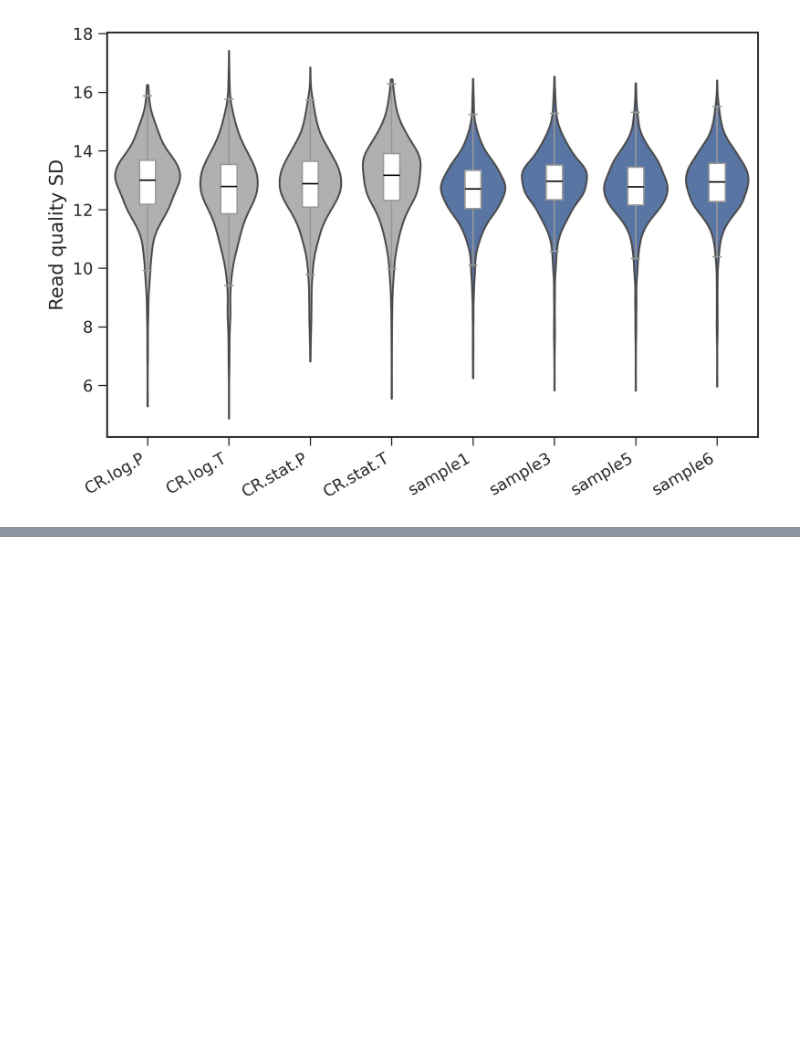
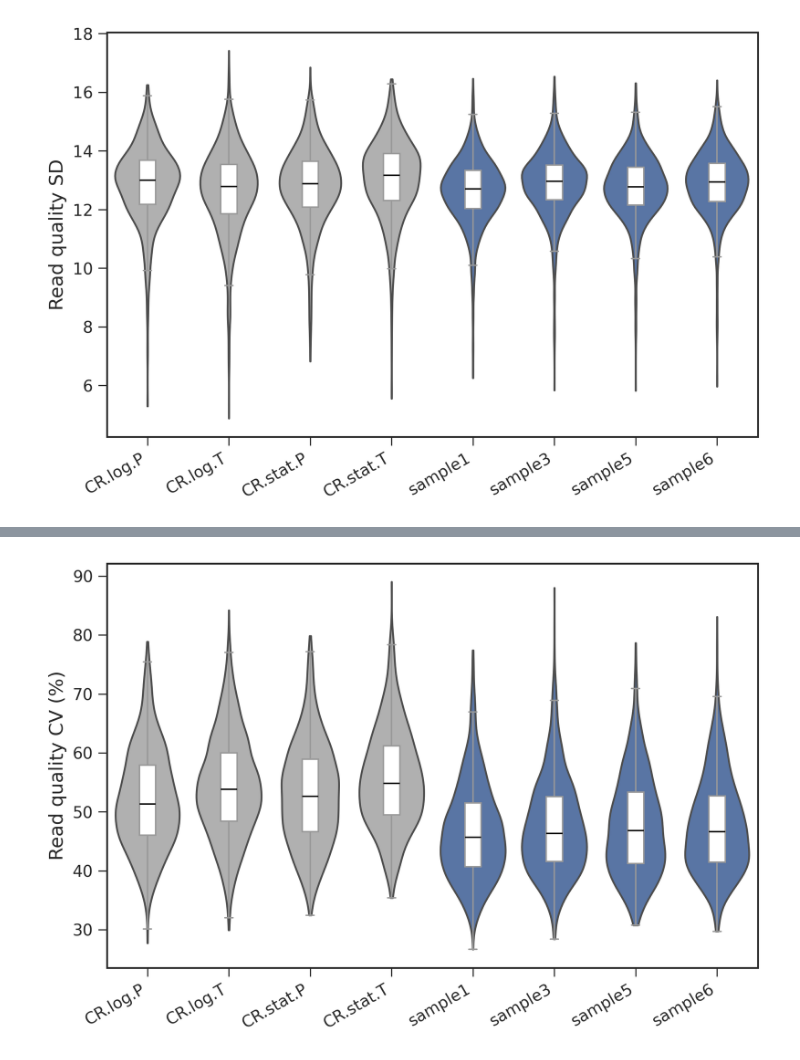
Before and after one commit to ih-11/initial-git, a Jupyter notebook: notebook/fastq_QC.ipynb, the cells around one changed output, grey strips where cells are left out. Saved outputs shown, nothing was run; the diff lists cells and outputs as text; code cells hidden in the pictures; blank space fills up the shorter version.

```diff
--- a/notebook/fastq_QC.ipynb
+++ b/notebook/fastq_QC.ipynb
@@ -793,0 +834,56 @@ plt.show()
+# %%
+# ============================================
+# Figure 2E
+# Read quality CV
+# Individual samples
+# ============================================
+
+fig, ax = make_fig(
+    w=8,
+    h=5,
+)
+
+sns.violinplot(
+    data=read_qc,
+    x="Sample",
+    y="Quality_CV",
+    hue="Dataset",
+    order=sample_order,
+    palette=dataset_palette,
+    inner=None,
+    cut=0,
+    dodge=False,
+    legend=False,
+    ax=ax,
+)
+
+sns.boxplot(
+    data=read_qc,
+    x="Sample",
+    y="Quality_CV",
+    hue="Dataset",
+    order=sample_order,
+    palette=["white", "white"],
+    dodge=False,
+    width=0.20,
+    showcaps=True,
+    showfliers=False,
+    boxprops={"facecolor": "white", "zorder": 2},
+    whiskerprops={"linewidth": 1},
+    medianprops={"color": "black"},
+    legend=False,
+    ax=ax,
+)
+
+ax.set_xlabel("")
+ax.set_ylabel("Read quality CV (%)")
+
+plt.setp(
+    ax.get_xticklabels(),
+    rotation=30,
+    ha="right",
+)
+
+plt.show()
+# %% [output]
+[figure, added]
```
Also changed, not shown: parts of 2 cells of this notebook.
